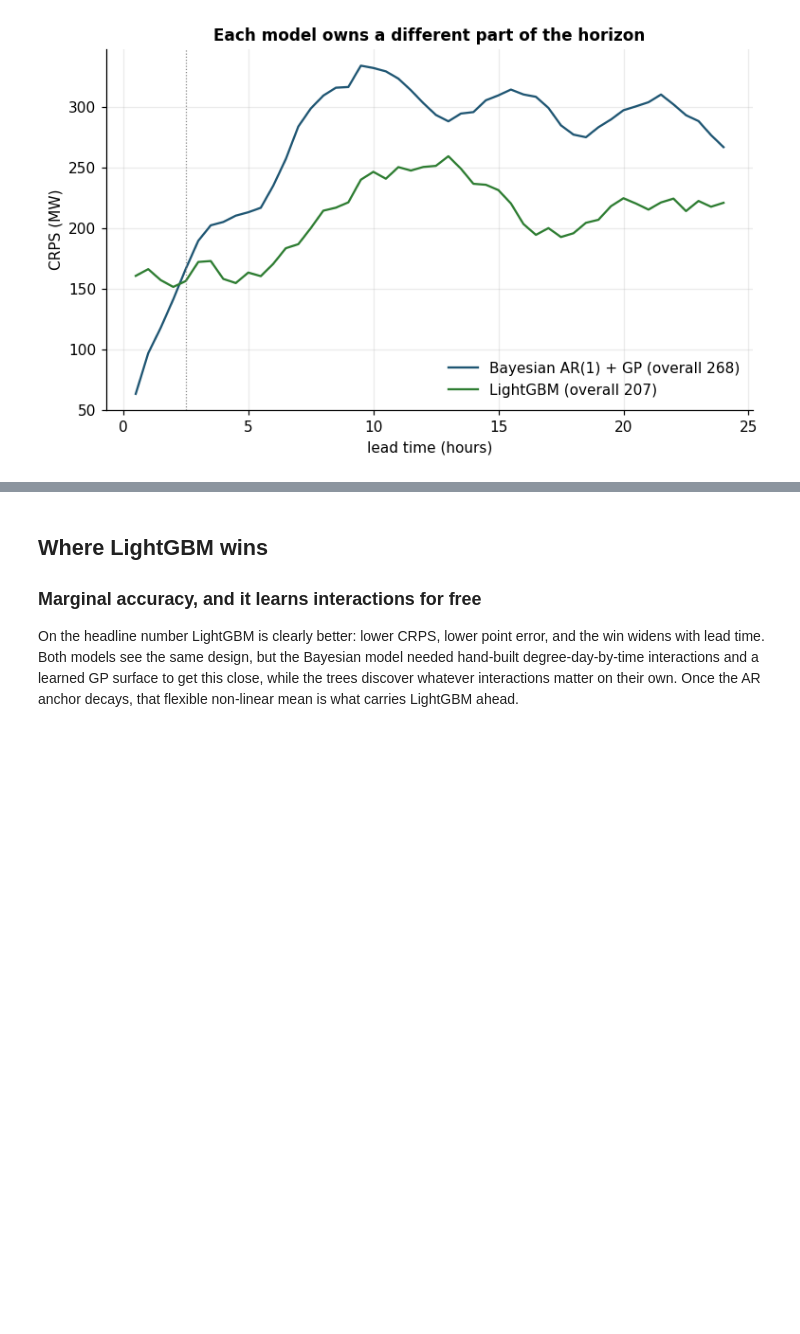
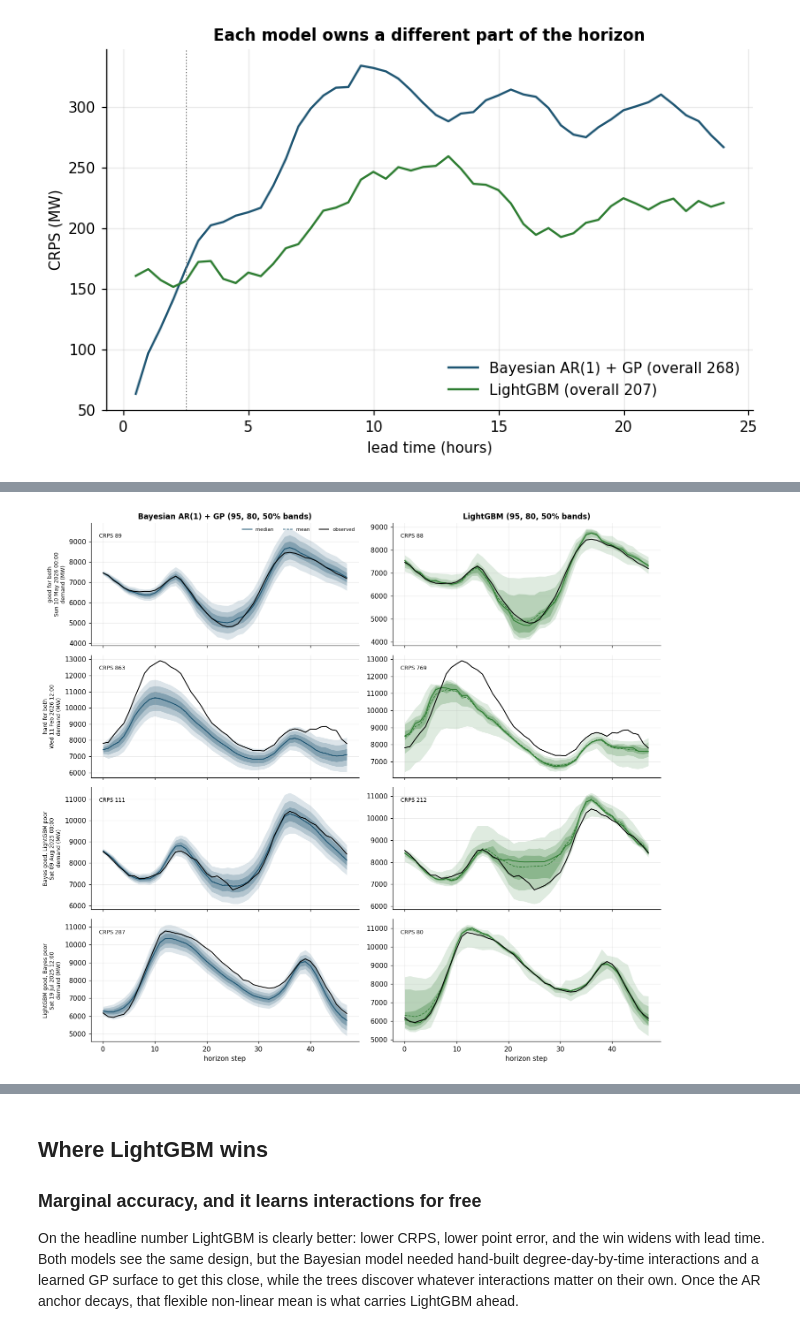
Before and after one commit to argmax-w/nem-demand-forecast, a Jupyter notebook: notebooks/06_bayes_vs_lightgbm.ipynb, the cells around one changed output, grey strips where cells are left out. Drawn from its saved outputs; the diff is of its cells as text; code cells hidden in the pictures; blank space fills up the shorter version.

Commit message:
Add fan charts and mean-vs-median check to notebook 06

```diff
--- a/notebooks/06_bayes_vs_lightgbm.ipynb
+++ b/notebooks/06_bayes_vs_lightgbm.ipynb
@@ -92,6 +92,19 @@ def band(model_paths_or_quantiles, i, lo, hi, is_paths):
     ql = model_paths_or_quantiles[i, levels.tolist().index(lo), :]
     qh = model_paths_or_quantiles[i, levels.tolist().index(hi), :]
     return np.vstack([ql, qh])
+
+
+idx = np.arange(horizon)
+
+
+def lgbm_mean(qi):
+    """Estimate E[Y] from LightGBM's quantile heads by integrating the
+    quantile function, holding the outer quantiles flat across the unmodelled
+    tails. LightGBM has no native mean, only quantile heads, so this is a
+    derived estimate, not a model output. ``qi`` is one origin's ``(Q, H)``."""
+    p = np.concatenate([[0.0], levels, [1.0]])
+    qq = np.concatenate([qi[:1], qi, qi[-1:]], axis=0)
+    return np.sum(0.5 * (qq[1:] + qq[:-1]) * np.diff(p)[:, None], axis=0)
 # %% [markdown]
 ## The headline trade
 
@@ -115,0 +141,49 @@ plt.show()
+# %%
+gr = gp_origin_crps.argsort().argsort()  # 0 = best-scored test day
+lr = lg_origin_crps.argsort().argsort()
+fan_days = {
+    "good for both": int((gr + lr).argmin()),
+    "hard for both": int((gr + lr).argmax()),
+    "Bayes good, LightGBM poor": int((lr - gr).argmax()),
+    "LightGBM good, Bayes poor": int((gr - lr).argmax()),
+}
+fan_levels = [(0.025, 0.975, 0.15), (0.1, 0.9, 0.22), (0.25, 0.75, 0.32)]
+
+fig, axes = plt.subplots(len(fan_days), 2, figsize=(13, 2.9 * len(fan_days)), sharex=True)
+for row, (label, i) in enumerate(fan_days.items()):
+    date = origin_times[i].strftime("%a %d %b %Y %H:%M")
+    for lo, hi, a in fan_levels:
+        blo, bhi = np.quantile(paths[:, i, :], [lo, hi], axis=0)
+        axes[row, 0].fill_between(idx, blo, bhi, color=GP_BLUE, alpha=a, lw=0)
+    axes[row, 0].plot(idx, np.median(paths[:, i, :], axis=0), color=GP_BLUE, lw=1.3, label="median")
+    axes[row, 0].plot(idx, paths[:, i, :].mean(axis=0), color=GP_BLUE, lw=1.0, ls="--", label="mean")
+    axes[row, 0].plot(idx, y[i], color="black", lw=1.3, label="observed")
+    axes[row, 0].set_ylabel(f"{label}\n{date}\ndemand (MW)", fontsize=8)
+    axes[row, 0].annotate(
+        f"CRPS {gp_origin_crps[i]:.0f}", (0.03, 0.88), xycoords="axes fraction", fontsize=8
+    )
+    for lo, hi, a in fan_levels:
+        axes[row, 1].fill_between(
+            idx,
+            quantiles[i, levels.tolist().index(lo), :],
+            quantiles[i, levels.tolist().index(hi), :],
+            color=LG_GREEN, alpha=a, lw=0,
+        )
+    axes[row, 1].plot(
+        idx, quantiles[i, levels.tolist().index(0.5), :], color=LG_GREEN, lw=1.3, label="median"
+    )
+    axes[row, 1].plot(idx, lgbm_mean(quantiles[i]), color=LG_GREEN, lw=1.0, ls="--", label="mean (integrated)")
+    axes[row, 1].plot(idx, y[i], color="black", lw=1.3, label="observed")
+    axes[row, 1].annotate(
+        f"CRPS {lg_origin_crps[i]:.0f}", (0.03, 0.88), xycoords="axes fraction", fontsize=8
+    )
+axes[0, 0].set_title("Bayesian AR(1) + GP (95, 80, 50% bands)")
+axes[0, 1].set_title("LightGBM (95, 80, 50% bands)")
+axes[0, 0].legend(fontsize=7, ncol=3, loc="upper right")
+axes[-1, 0].set_xlabel("horizon step")
+axes[-1, 1].set_xlabel("horizon step")
+fig.tight_layout()
+save_figure(fig, "bench_fan_charts", cfg.paths.figures)
+plt.show()
+# %% [output]
+[figure, added]
```
Also changed, not shown: parts of 4 cells of this notebook, 2 other files.
